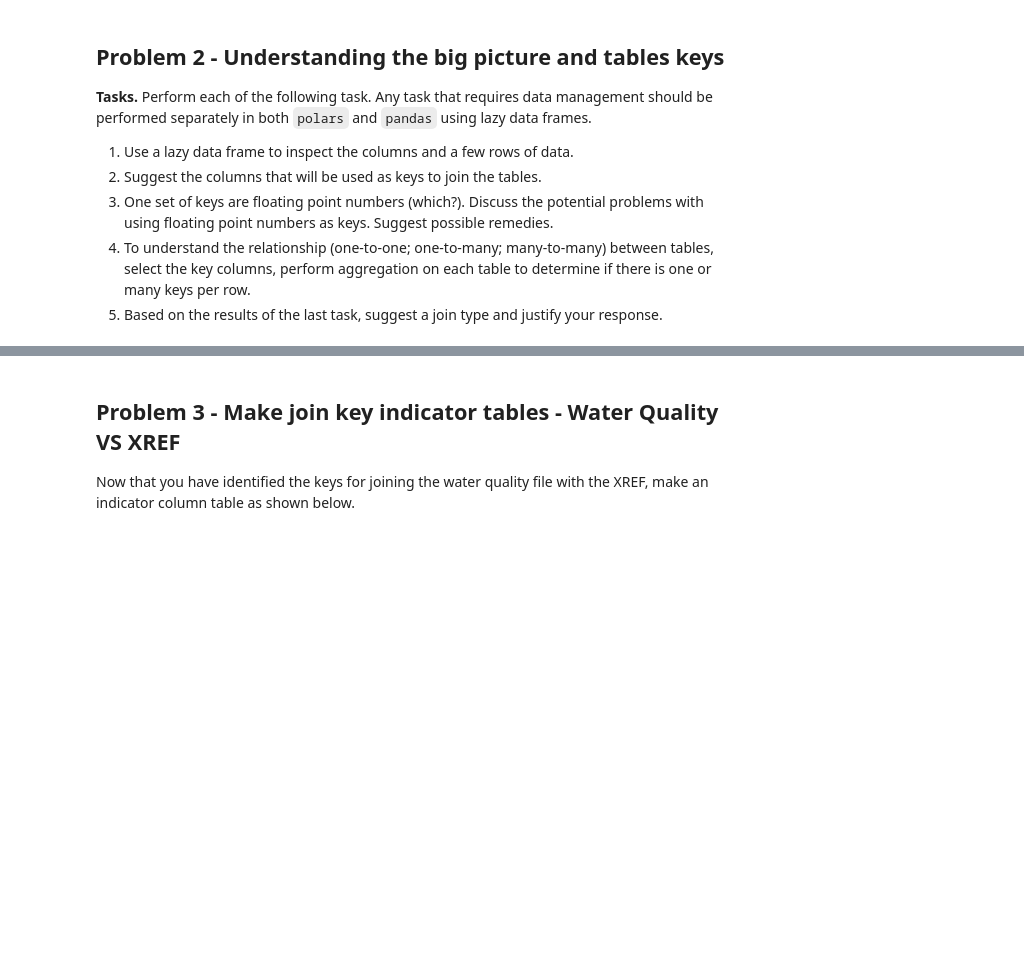
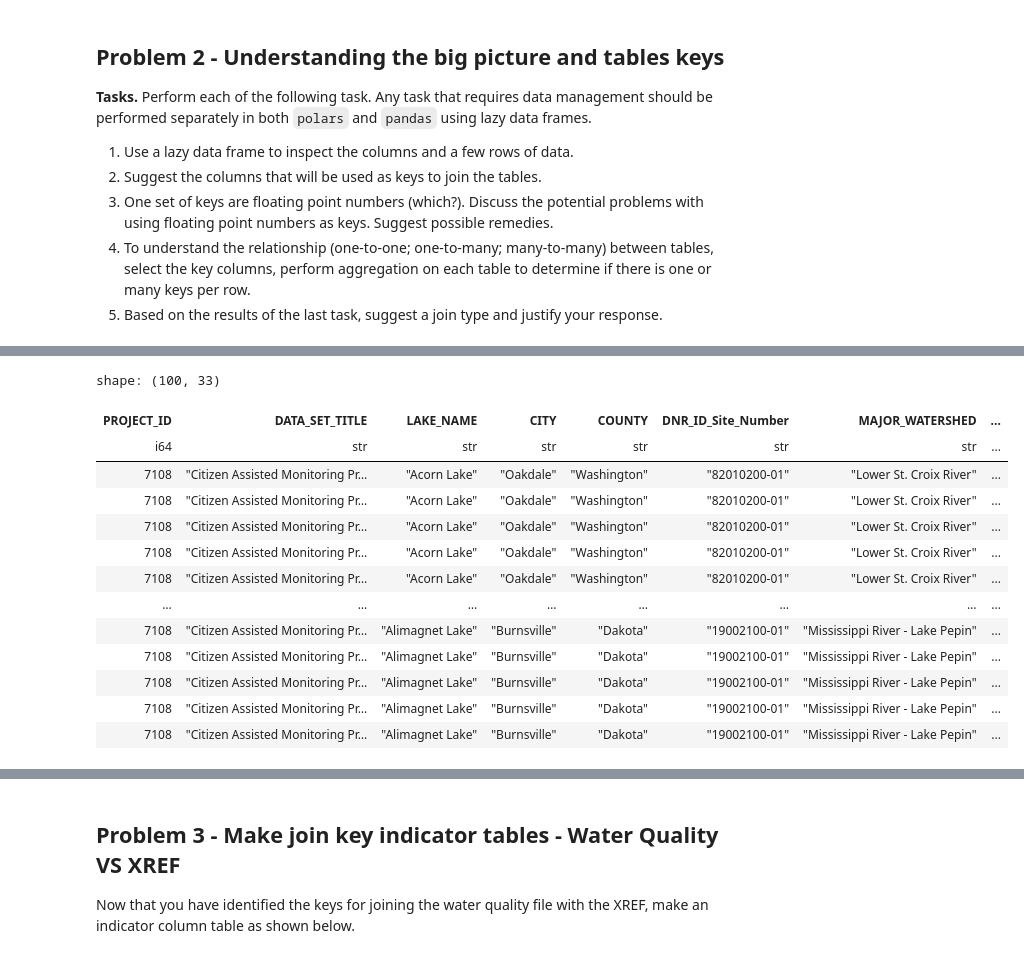
Before and after one commit to garettprestholdt/326_Final, a Jupyter notebook: Project_2_Lab_2_Exploring_the_join_strategy_V2.ipynb, the cells around one changed output, grey strips where cells are left out. Saved outputs shown, nothing was run; the diff lists cells and outputs as text; code cells hidden in the pictures; blank space fills up the shorter version.

```diff
--- a/Project_2_Lab_2_Exploring_the_join_strategy_V2.ipynb
+++ b/Project_2_Lab_2_Exploring_the_join_strategy_V2.ipynb
@@ -27,2 +53,27 @@ In this lab, we will investigate the joining of the property data from 2004-2015
 # %%
-# Place your code/thoughts in one or more code/markdown cells, respectively.
+lakes_schema = {'latitude': pl.String, 'longitude': pl.String}
+
+(
+    lakes := pl.scan_csv(
+        './data/mces_lakes_1999_2014.txt',
+        separator='\t',
+        schema_overrides=lakes_schema,
+        infer_schema_length=10000,
+        n_rows=100
+    ).collect()
+)
+# %% [output]
+shape: (100, 33)
+| PROJECT_ID | DATA_SET_TITLE | LAKE_NAME | CITY | COUNTY | DNR_ID_Site_Number | MAJOR_WATERSHED | ... |
+| i64 | str | str | str | str | str | str | ... |
+| 7108 | "Citizen Assisted Monitoring Pr… | "Acorn Lake" | "Oakdale" | "Washington" | "82010200-01" | "Lower St. Croix River" | ... |
+| 7108 | "Citizen Assisted Monitoring Pr… | "Acorn Lake" | "Oakdale" | "Washington" | "82010200-01" | "Lower St. Croix River" | ... |
+| 7108 | "Citizen Assisted Monitoring Pr… | "Acorn Lake" | "Oakdale" | "Washington" | "82010200-01" | "Lower St. Croix River" | ... |
+| 7108 | "Citizen Assisted Monitoring Pr… | "Acorn Lake" | "Oakdale" | "Washington" | "82010200-01" | "Lower St. Croix River" | ... |
+| 7108 | "Citizen Assisted Monitoring Pr… | "Acorn Lake" | "Oakdale" | "Washington" | "82010200-01" | "Lower St. Croix River" | ... |
+| … | … | … | … | … | … | … | ... |
+| 7108 | "Citizen Assisted Monitoring Pr… | "Alimagnet Lake" | "Burnsville" | "Dakota" | "19002100-01" | "Mississippi River - Lake Pepin" | ... |
+| 7108 | "Citizen Assisted Monitoring Pr… | "Alimagnet Lake" | "Burnsville" | "Dakota" | "19002100-01" | "Mississippi River - Lake Pepin" | ... |
+| 7108 | "Citizen Assisted Monitoring Pr… | "Alimagnet Lake" | "Burnsville" | "Dakota" | "19002100-01" | "Mississippi River - Lake Pepin" | ... |
+| 7108 | "Citizen Assisted Monitoring Pr… | "Alimagnet Lake" | "Burnsville" | "Dakota" | "19002100-01" | "Mississippi River - Lake Pepin" | ... |
+| 7108 | "Citizen Assisted Monitoring Pr… | "Alimagnet Lake" | "Burnsville" | "Dakota" | "19002100-01" | "Mississippi River - Lake Pepin" | ... |
```
Also changed, not shown: parts of 21 cells of this notebook.
